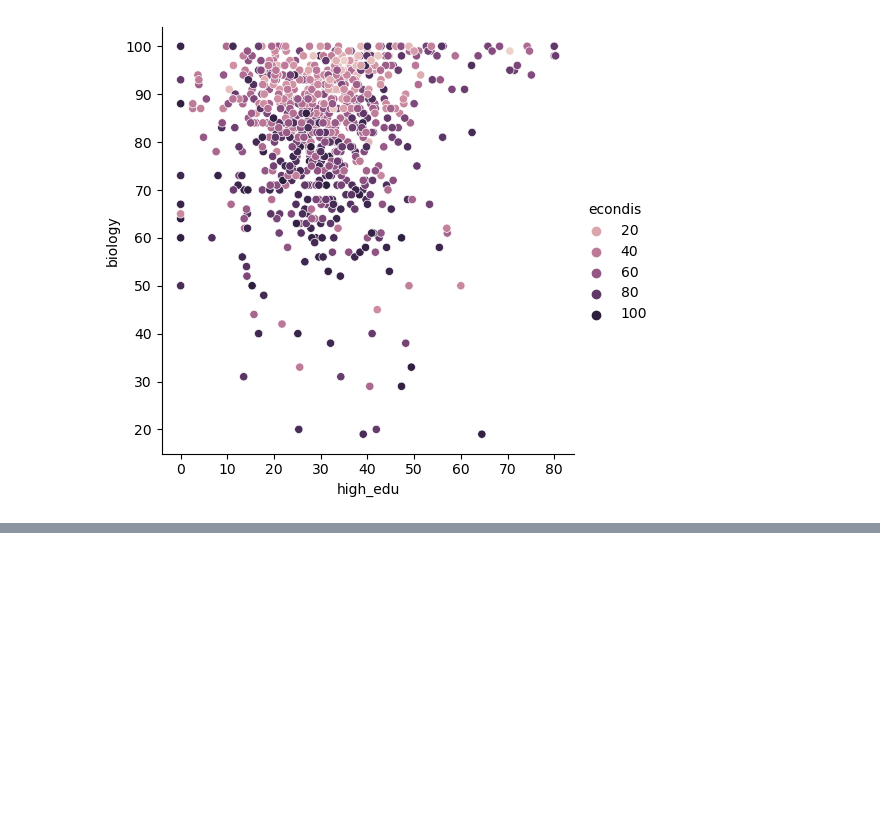
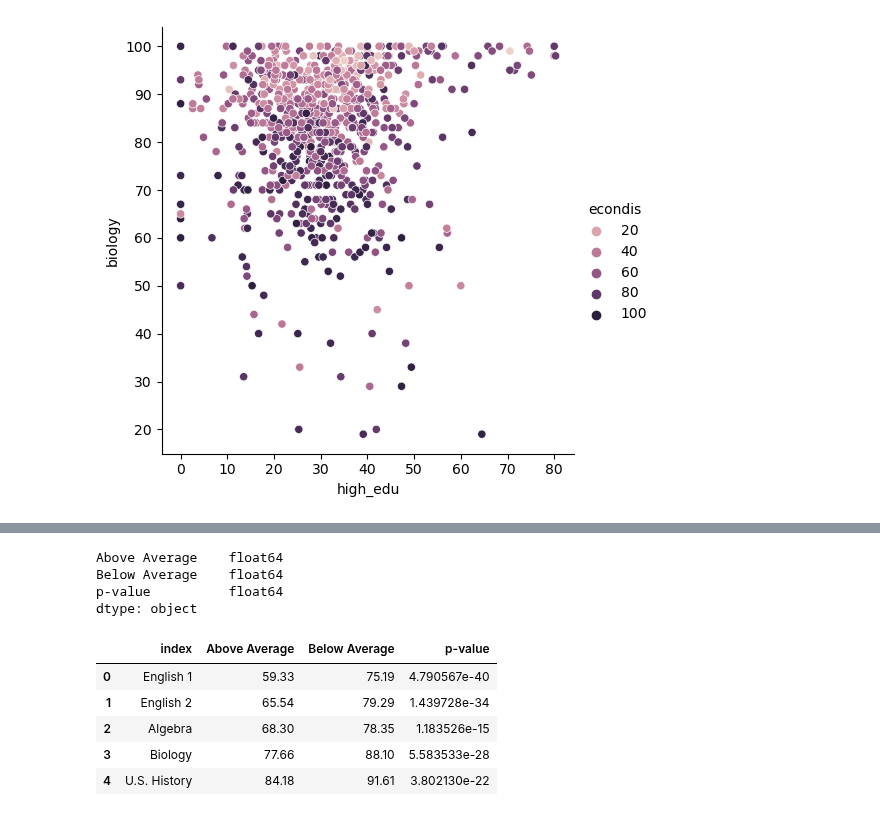
Before and after one commit to college-readiness-preds/capstone_readiness, a Jupyter notebook: Andy/explore.ipynb, the cells around one changed output, grey strips where cells are left out. Cells and saved outputs as stored; diff of their text form; code cells hidden in the pictures; blank space fills up the shorter version.

```diff
--- a/Andy/explore.ipynb
+++ b/Andy/explore.ipynb
@@ -721,0 +759,4 @@ plt.show()
+# %%
+train, val, test=tts(df)
+# %%
+aa_econ=ex.abv_avg_staar_df(train)
@@ -721,0 +772,16 @@ plt.show()
+# %%
+aa_econ.dtypes
+# %% [output]
+Above Average    float64
+Below Average    float64
+p-value          float64
+dtype: object
+# %%
+aa_econ.reset_index()
+# %% [output]
+|  | index | Above Average | Below Average | p-value |
+| 0 | English 1 | 59.33 | 75.19 | 4.790567e-40 |
+| 1 | English 2 | 65.54 | 79.29 | 1.439728e-34 |
+| 2 | Algebra | 68.30 | 78.35 | 1.183526e-15 |
+| 3 | Biology | 77.66 | 88.10 | 5.583533e-28 |
+| 4 | U.S. History | 84.18 | 91.61 | 3.802130e-22 |
```
Also changed, not shown: parts of 10 cells of this notebook, 7 other files.
